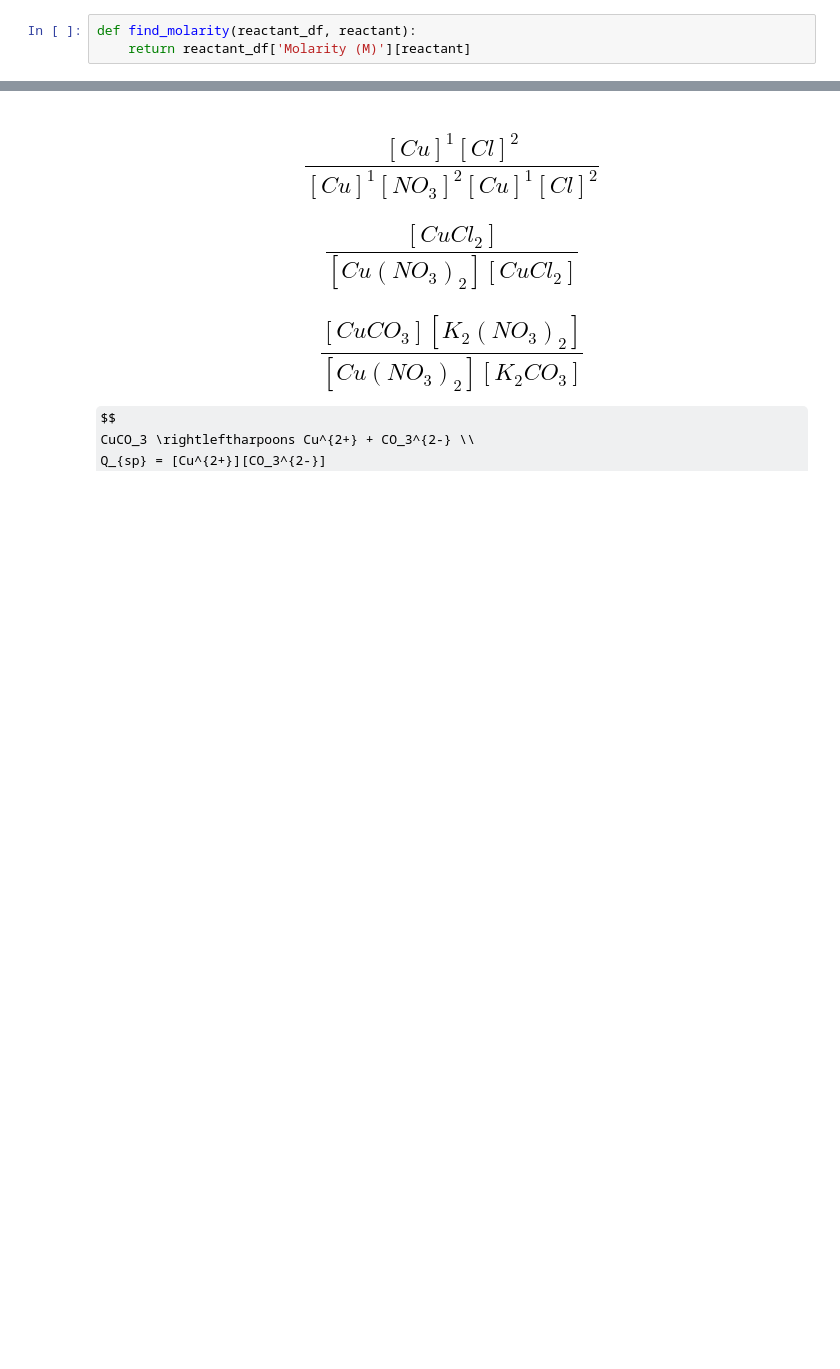
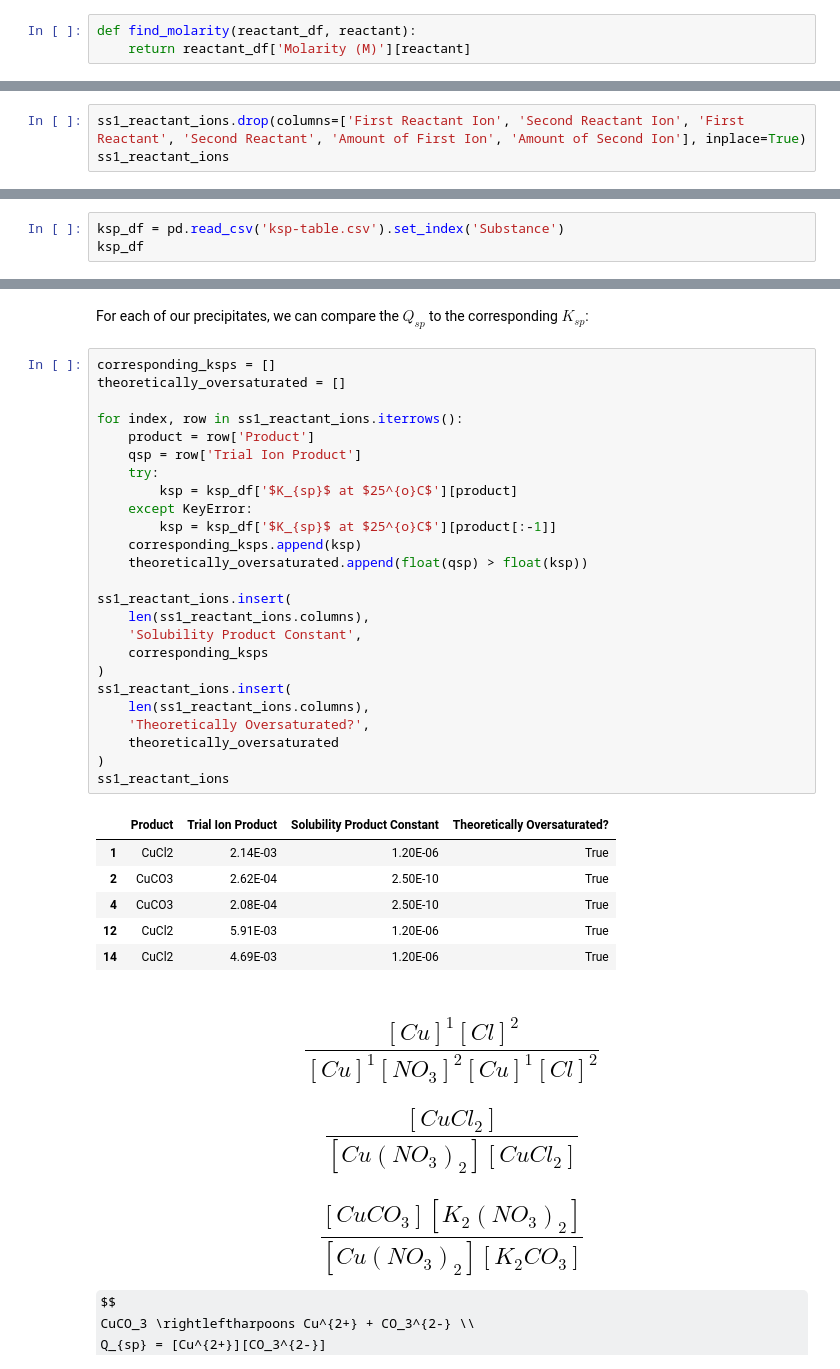
Before and after one commit to ThatNerdSquared/datasci-studio, a Jupyter notebook: lab-10d/lab-10d.ipynb, the cells around one changed output, grey strips where cells are left out. Cells and saved outputs as stored; diff of their text form; some formulas as TeX source; blank space fills up the shorter version.

```diff
--- a/lab-10d/lab-10d.ipynb
+++ b/lab-10d/lab-10d.ipynb
@@ -321,0 +316,3 @@ ss1_product_ions
+# %%
+ss1_reactant_ions.drop(columns=['First Reactant Ion', 'Second Reactant Ion', 'First Reactant', 'Second Reactant', 'Amount of First Ion', 'Amount of Second Ion'], inplace=True)
+ss1_reactant_ions
@@ -321,0 +328,3 @@ ss1_product_ions
+# %%
+ksp_df = pd.read_csv('ksp-table.csv').set_index('Substance')
+ksp_df
@@ -322,3 +346,37 @@ ss1_product_ions
+# %% [markdown]
+For each of our precipitates, we can compare the $Q_{sp}$ to the corresponding $K_{sp}$:
+# %%
+corresponding_ksps = []
+theoretically_oversaturated = []
+
+for index, row in ss1_reactant_ions.iterrows():
+    product = row['Product']
+    qsp = row['Trial Ion Product']
+    try:
+        ksp = ksp_df['$K_{sp}$ at $25^{o}C$'][product]
+    except KeyError:
+        ksp = ksp_df['$K_{sp}$ at $25^{o}C$'][product[:-1]]
+    corresponding_ksps.append(ksp)
+    theoretically_oversaturated.append(float(qsp) > float(ksp))
+
+ss1_reactant_ions.insert(
+    len(ss1_reactant_ions.columns),
+    'Solubility Product Constant',
+    corresponding_ksps
+)
+ss1_reactant_ions.insert(
+    len(ss1_reactant_ions.columns),
+    'Theoretically Oversaturated?',
+    theoretically_oversaturated
+)
+ss1_reactant_ions
+# %% [output]
+|  | Product | Trial Ion Product | Solubility Product Constant | Theoretically Oversaturated? |
+| 1 | CuCl2 | 2.14E-03 | 1.20E-06 | True |
+| 2 | CuCO3 | 2.62E-04 | 2.50E-10 | True |
+| 4 | CuCO3 | 2.08E-04 | 2.50E-10 | True |
+| 12 | CuCl2 | 5.91E-03 | 1.20E-06 | True |
+| 14 | CuCl2 | 4.69E-03 | 1.20E-06 | True |
 # %% [markdown]
 $$
 \frac{[Cu]^1[Cl]^2}{[Cu]^1[NO_3]^2[Cu]^1[Cl]^2}
```
Also changed, not shown: parts of 13 cells of this notebook, 3 other files.
